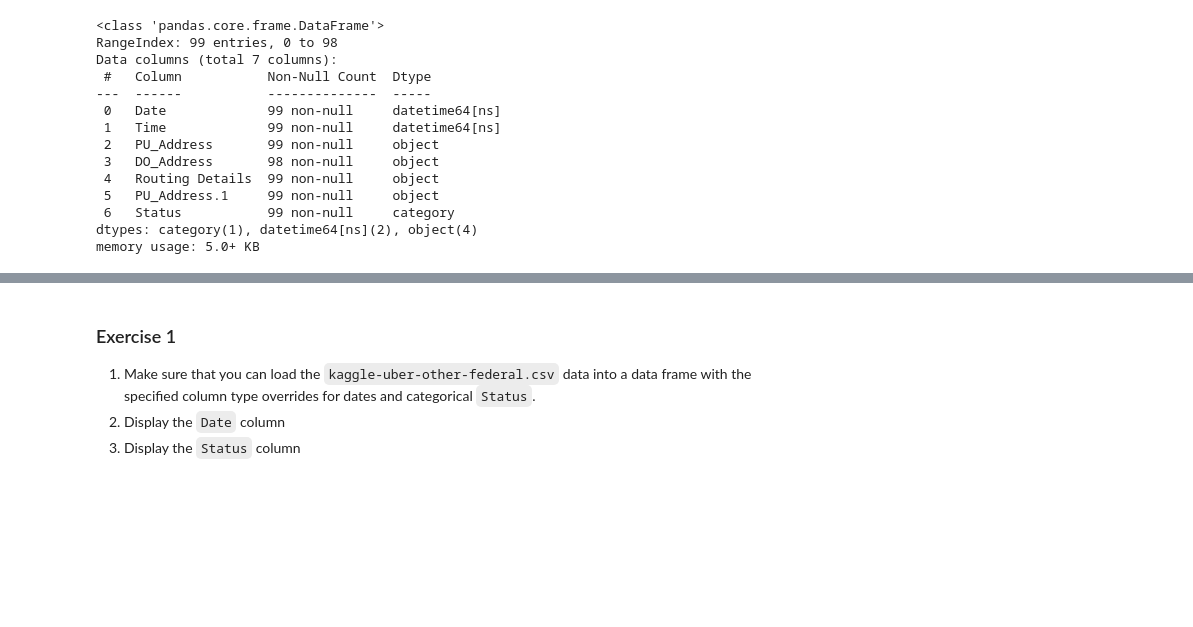
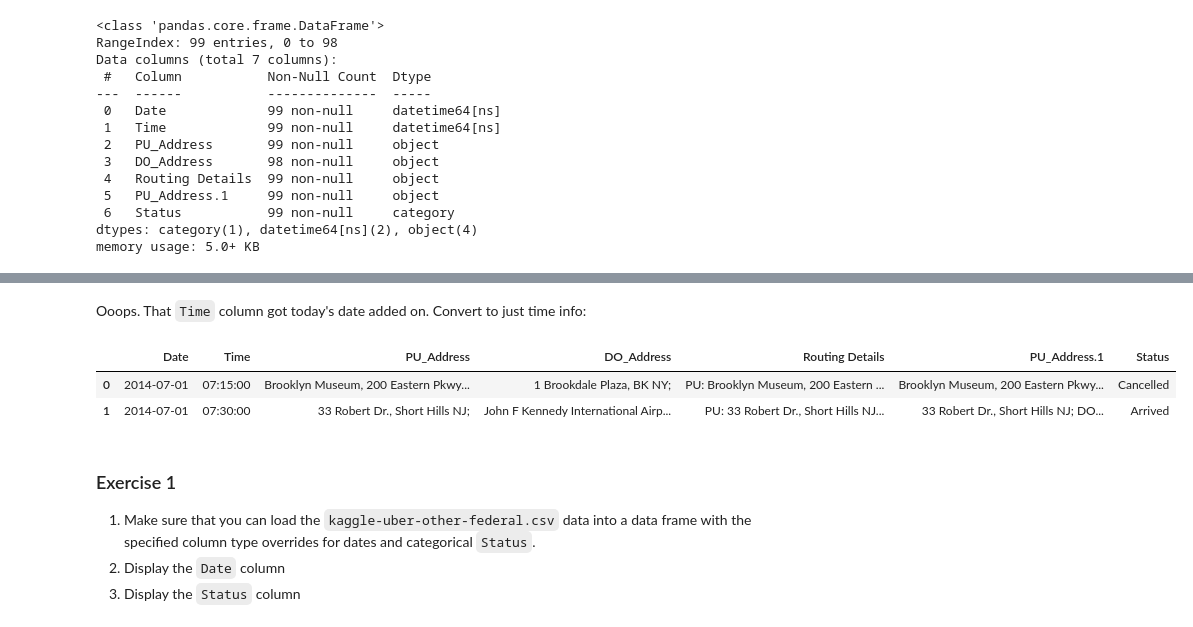
Before and after one commit to parrt/msds593, a Jupyter notebook: notebooks/pandas-intro.ipynb, the cells around one changed output, grey strips where cells are left out. Cells and saved outputs as stored; diff of their text form; code cells hidden in the pictures; blank space fills up the shorter version.

```diff
--- a/notebooks/pandas-intro.ipynb
+++ b/notebooks/pandas-intro.ipynb
@@ -168,6 +168,15 @@ df_uber.head(2)
 |  | Date | Time | PU_Address | DO_Address | Routing Details | PU_Address.1 | Status |
 | 0 | 2014-07-01 | 2020-09-10 07:15:00 | Brooklyn Museum, 200 Eastern Pkwy... | 1 Brookdale Plaza, BK NY; | PU: Brooklyn Museum, 200 Eastern ... | Brooklyn Museum, 200 Eastern Pkwy... | Cancelled |
 | 1 | 2014-07-01 | 2020-09-10 07:30:00 | 33 Robert Dr., Short Hills NJ; | John F Kennedy International Airp... | PU: 33 Robert Dr., Short Hills NJ... | 33 Robert Dr., Short Hills NJ; DO... | Arrived |
+# %% [markdown]
+Ooops. That `Time` column got today's date added on. Convert to just time info:
+# %%
+df_uber['Time'] = df_uber['Time'].dt.time
+df_uber.head(2)
+# %% [output]
+|  | Date | Time | PU_Address | DO_Address | Routing Details | PU_Address.1 | Status |
+| 0 | 2014-07-01 | 07:15:00 | Brooklyn Museum, 200 Eastern Pkwy... | 1 Brookdale Plaza, BK NY; | PU: Brooklyn Museum, 200 Eastern ... | Brooklyn Museum, 200 Eastern Pkwy... | Cancelled |
+| 1 | 2014-07-01 | 07:30:00 | 33 Robert Dr., Short Hills NJ; | John F Kennedy International Airp... | PU: 33 Robert Dr., Short Hills NJ... | 33 Robert Dr., Short Hills NJ; DO... | Arrived |
 # %% [markdown]
 ### Exercise 1
 
```
Also changed, not shown: parts of 1 cell of this notebook, 1 other file.
